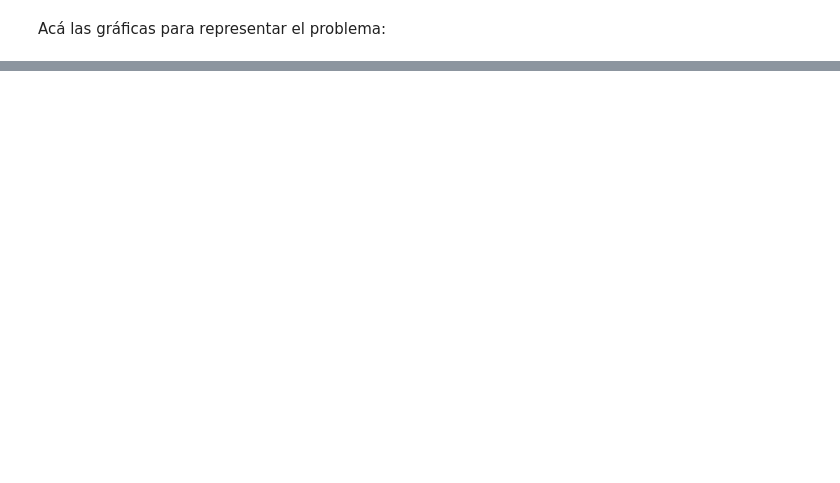
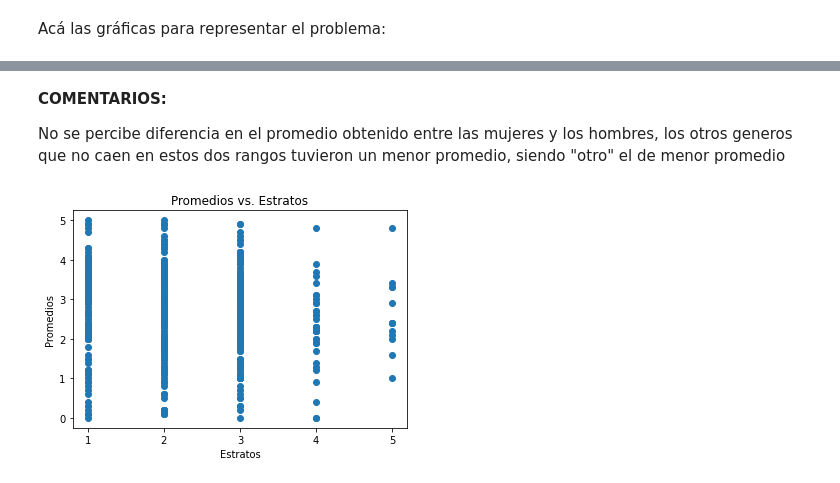
Before and after one commit to sergiobtalero/HerramientasLab1, a Jupyter notebook: Laboratorio-1.ipynb, the cells around one changed output, grey strips where cells are left out. Drawn from its saved outputs; the diff is of its cells as text; code cells hidden in the pictures; blank space fills up the shorter version.

```diff
--- a/Laboratorio-1.ipynb
+++ b/Laboratorio-1.ipynb
@@ -82,0 +80,13 @@ Text(0, 0.5, 'Estratos')
+# %% [markdown]
+**COMENTARIOS:**
+
+No se percibe diferencia en el promedio obtenido entre las mujeres y los hombres, los otros generos que no caen en estos dos rangos tuvieron un menor promedio, siendo "otro" el de menor promedio
+# %%
+plt.scatter(estratos, promedios)
+plt.xticks(np.arange(1, 6, 1))
+plt.title('Promedios vs. Estratos')
+plt.xlabel('Estratos')
+plt.ylabel('Promedios')
+plt.show()
+# %% [output]
+[figure, added]
```
Also changed, not shown: parts of 5 cells of this notebook.
